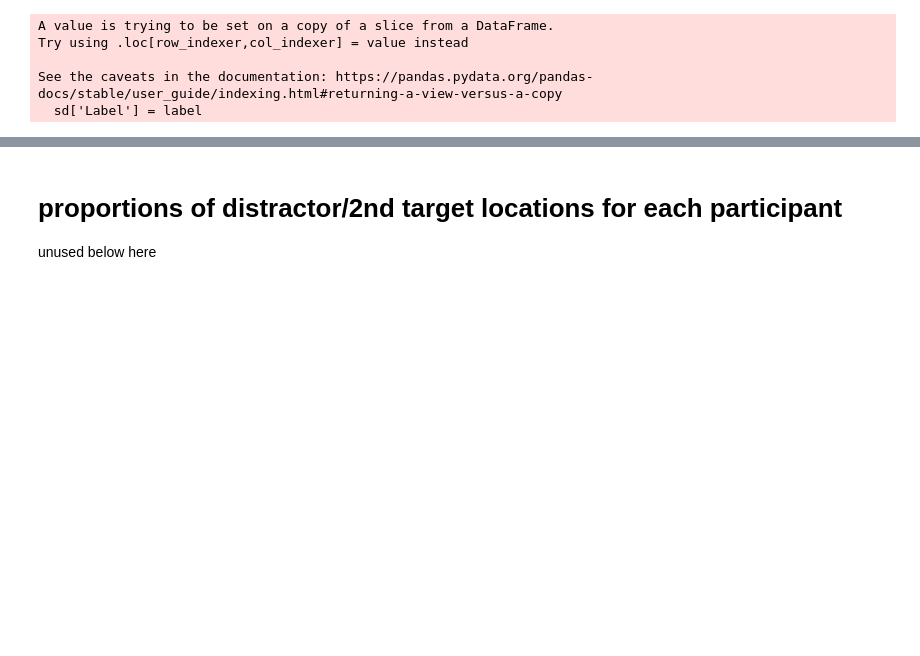
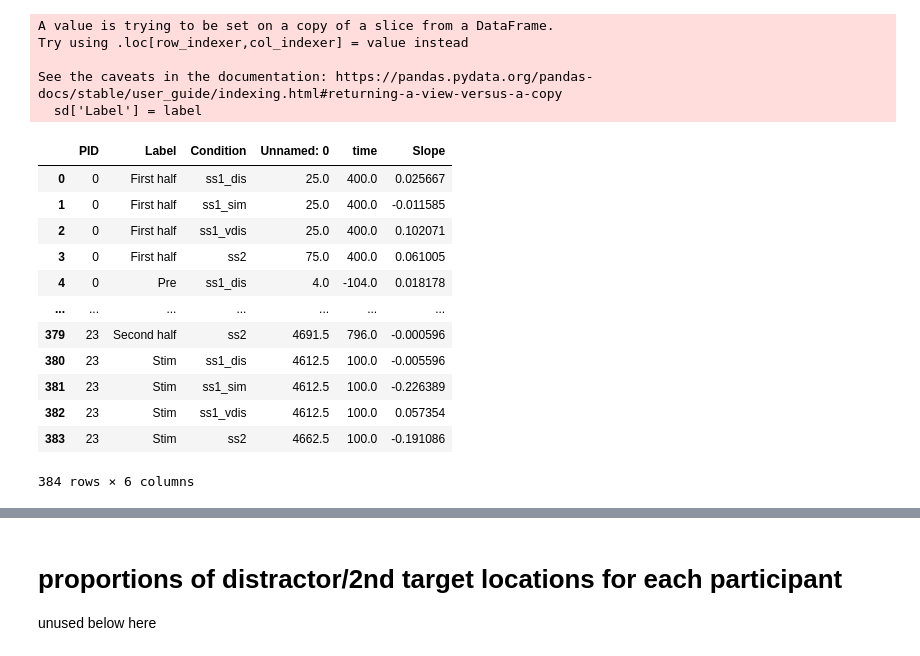
Before and after one commit to WilliamThyer/Dissociating-Spatial-and-Item-Based-Attention, a Jupyter notebook: Discus/analysis/IEM.ipynb, the cells around one changed output, grey strips where cells are left out. Drawn from its saved outputs; the diff is of its cells as text; code cells hidden in the pictures; blank space fills up the shorter version.

```diff
--- a/Discus/analysis/IEM.ipynb
+++ b/Discus/analysis/IEM.ipynb
@@ -526,6 +526,22 @@ See the caveats in the documentation: https://pandas.pydata.org/pandas-docs/stab
 # %%
 subject_means = sd.groupby(['PID','Label','condition']).mean().reset_index().rename(columns={'condition':'Condition'})
 group_means = subject_means.groupby(['Label','Condition']).mean().reset_index()
+# %%
+subject_means
+# %% [output]
+|  | PID | Label | Condition | Unnamed: 0 | time | Slope |
+| 0 | 0 | First half | ss1_dis | 25.0 | 400.0 | 0.025667 |
+| 1 | 0 | First half | ss1_sim | 25.0 | 400.0 | -0.011585 |
+| 2 | 0 | First half | ss1_vdis | 25.0 | 400.0 | 0.102071 |
+| 3 | 0 | First half | ss2 | 75.0 | 400.0 | 0.061005 |
+| 4 | 0 | Pre | ss1_dis | 4.0 | -104.0 | 0.018178 |
+| ... | ... | ... | ... | ... | ... | ... |
+| 379 | 23 | Second half | ss2 | 4691.5 | 796.0 | -0.000596 |
+| 380 | 23 | Stim | ss1_dis | 4612.5 | 100.0 | -0.005596 |
+| 381 | 23 | Stim | ss1_sim | 4612.5 | 100.0 | -0.226389 |
+| 382 | 23 | Stim | ss1_vdis | 4612.5 | 100.0 | 0.057354 |
+| 383 | 23 | Stim | ss2 | 4662.5 | 100.0 | -0.191086 |
+384 rows × 6 columns
 # %%
 import seaborn as sns
 import matplotlib.pyplot as plt
```
Also changed, not shown: parts of 12 cells of this notebook, 11 other files.
